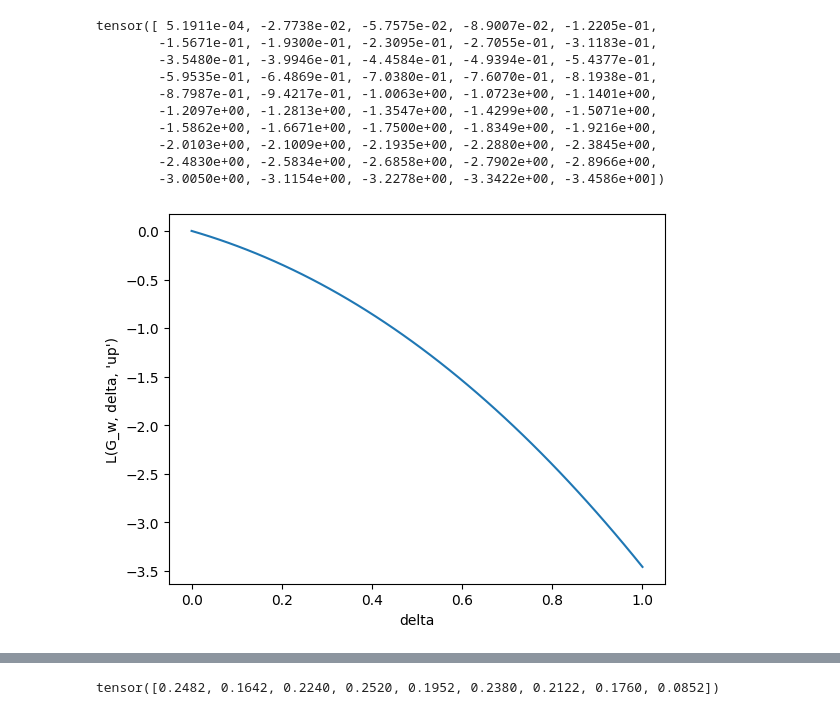
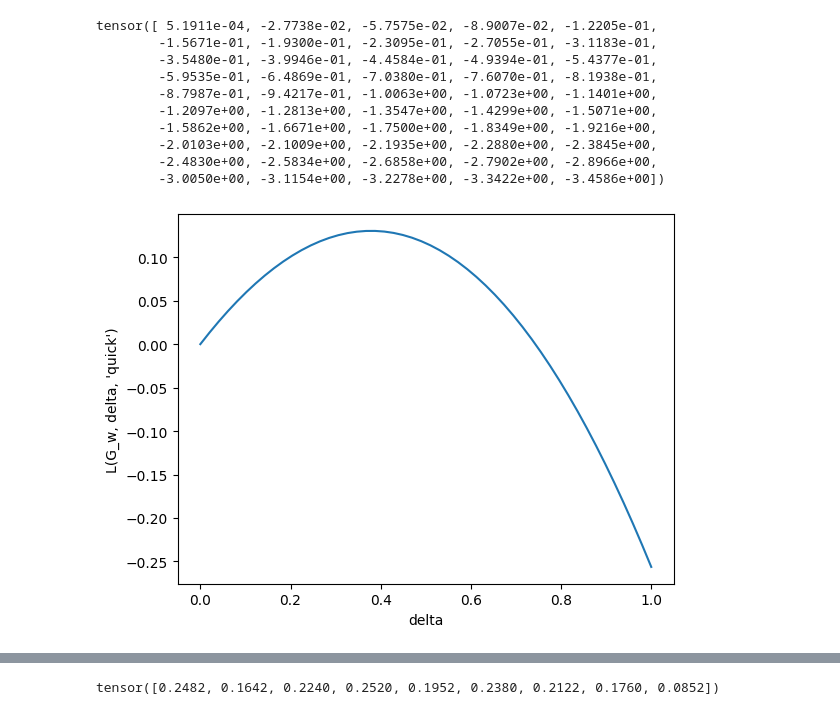
Before and after one commit to way-ze/watermarking, a Jupyter notebook: playground.ipynb, the cells around one changed output, grey strips where cells are left out. Saved outputs shown, nothing was run; the diff lists cells and outputs as text; code cells hidden in the pictures.

```diff
--- a/playground.ipynb
+++ b/playground.ipynb
@@ -17,7 +17,7 @@ args = Namespace()
 arg_dict = {
     'run_gradio': False,
     'demo_public': False,
-    'model_name_or_path': 'facebook/opt-125m',
+    'model_name_or_path': 'facebook/opt-350m',
     # 'model_name_or_path': 'facebook/opt-1.3b',
     # 'model_name_or_path': 'facebook/opt-2.7b',
     # 'model_name_or_path': 'facebook/opt-6.7b',
@@ -93,13 +93,17 @@ To load whole corpora. Only use when analysing over larger corpora
 ## Computing $\sup_{\theta \in \Theta} L(\theta)$
 # %%
 # delta MUST BE A SCALAR!!!!
+
+def getGreenlist(w, watermark_processor):
+    greenlist_w, redlist_w = watermark_processor._get_greenlist_ids(torch.tensor(tokenizer.encode(w)), get_redlist=True)
+    greenlist_w = tokenizer.convert_ids_to_tokens(greenlist_w)
+    redlist_w = tokenizer.convert_ids_to_tokens(redlist_w)
+    return greenlist_w, redlist_w
 
 
 def L_Gw(delta, w, corpus, watermark_processor, tokenizer, model):
     expdelta = torch.exp(delta)
-    greenlist_w, redlist_w = watermark_processor._get_greenlist_ids(torch.tensor(tokenizer.encode(w)), get_redlist=True)
-    greenlist_w = tokenizer.convert_ids_to_tokens(greenlist_w)
-    redlist_w = tokenizer.convert_ids_to_tokens(redlist_w)
+    greenlist_w, redlist_w = getGreenlist(w, watermark_processor)
 
     words_with_offsets = tokenizer.backend_tokenizer.pre_tokenizer.pre_tokenize_str(corpus)
     tokenized_corpus = list(zip(*words_with_offsets))[0]
@@ -124,5 +128,7 @@ def L_Gw(delta, w, corpus, watermark_processor, tokenizer, model):
         if tokenized_corpus[i] in greenlist_w:
             deltas[i] = deltas[i] + delta
 
-    L = torch.sum(deltas - torch.log(expdelta * green + red))
-    return L
+    Lvector = torch.log(pLM(tokenized_corpus, tokenizer, soft_logits)) + deltas - torch.log(expdelta * green + red)
+
+    L_final = torch.sum(Lvector)
+    return L_final
@@ -132,0 +282,13 @@ corpus_without_watermark[0].split("   ")[2]
+# %%
+deltaarr = torch.linspace(0, 1, 10)
+w = 'Ġbrown'
+sentence = "The quick brown fox jumps over the lazy brown dog"#
+
+
+Larr = torch.zeros(deltaarr.size(0))
+for i in range(deltaarr.size(0)):
+    Larr[i] = L_Gw2(deltaarr[i], w, sentence, watermark_processor, tokenizer, model)
+plt.plot(deltaarr, Larr)
+plt.xlabel("delta")
+plt.ylabel("L(G_w, delta, \'brown\')")
+plt.show()
@@ -157,7 +340,7 @@ tensor([ 5.1911e-04, -2.7738e-02, -5.7575e-02, -8.9007e-02, -1.2205e-01,
 # %%
 plt.plot(deltaarr, Larr)
 plt.xlabel("delta")
-plt.ylabel("L(G_w, delta, \'up\')")
+plt.ylabel("L(G_w, delta, \'quick\')")
 plt.show()
 # %% [output]
-[figure, old version]
+[figure, new version]
```
Also changed, not shown: parts of 14 cells of this notebook, 2 other files.
